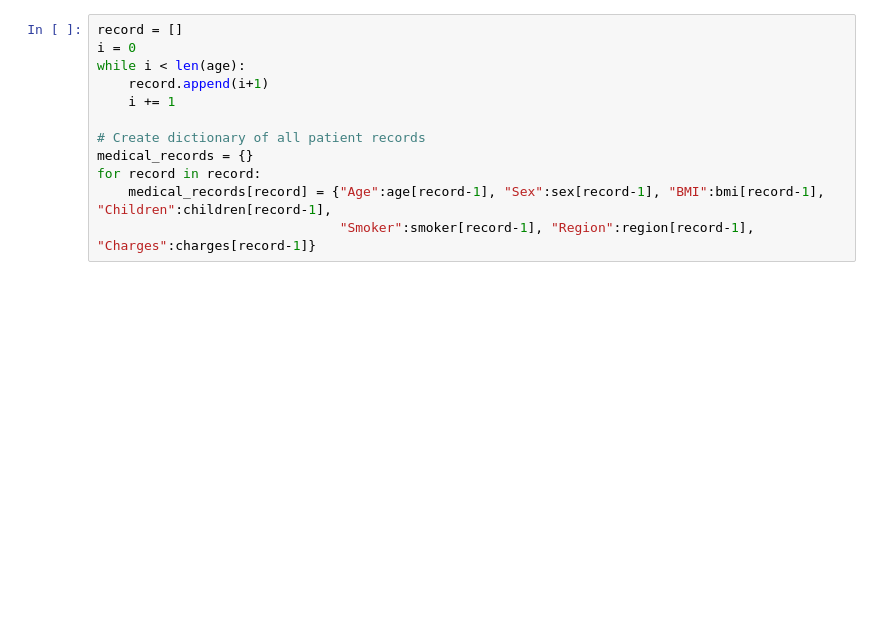
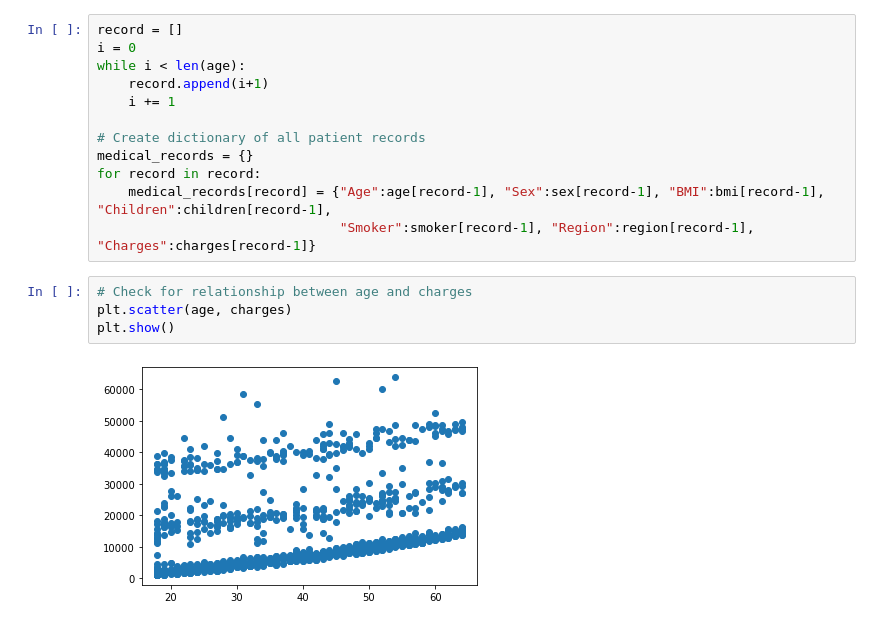
Before and after one commit to EricaEidelman/US_Medical_Insurance, a Jupyter notebook: us-medical-insurance-costs.ipynb, the cells around one changed output. Saved outputs shown, nothing was run; the diff lists cells and outputs as text; blank space fills up the shorter version.

Commit message:
Made scatterplots to see if any relationship between charges and each independent variable.

```diff
--- a/us-medical-insurance-costs.ipynb
+++ b/us-medical-insurance-costs.ipynb
@@ -50,3 +51,9 @@ medical_records = {}
 for record in record:
     medical_records[record] = {"Age":age[record-1], "Sex":sex[record-1], "BMI":bmi[record-1], "Children":children[record-1],
                                "Smoker":smoker[record-1], "Region":region[record-1], "Charges":charges[record-1]}
+# %%
+# Check for relationship between age and charges
+plt.scatter(age, charges)
+plt.show()
+# %% [output]
+[figure, added]
```
Also changed, not shown: parts of 6 cells of this notebook.
